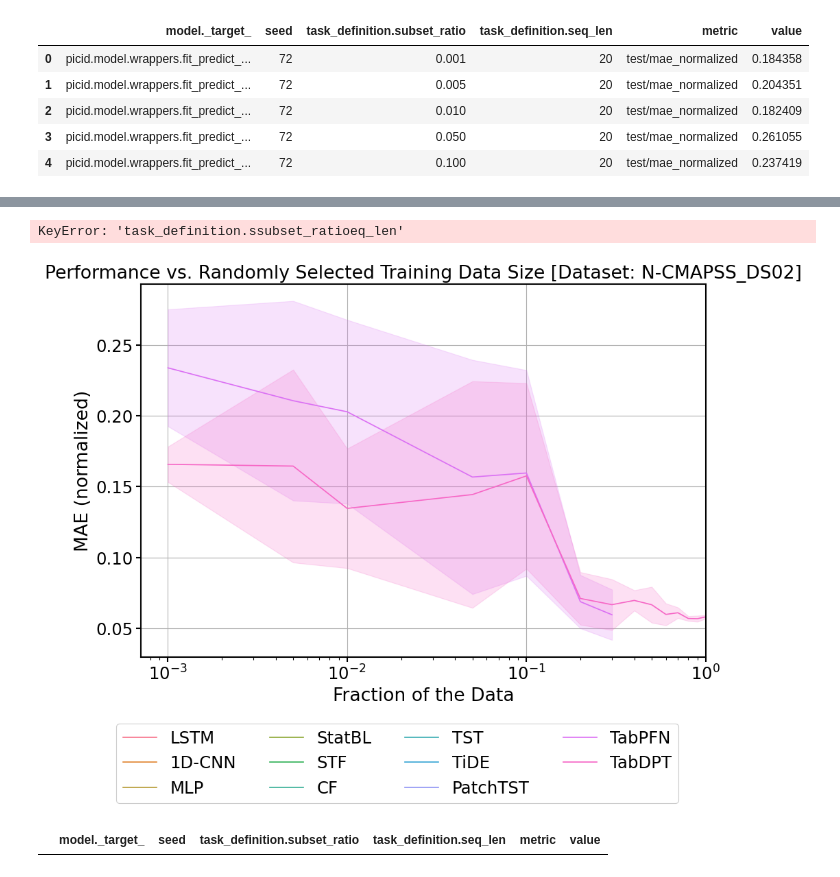
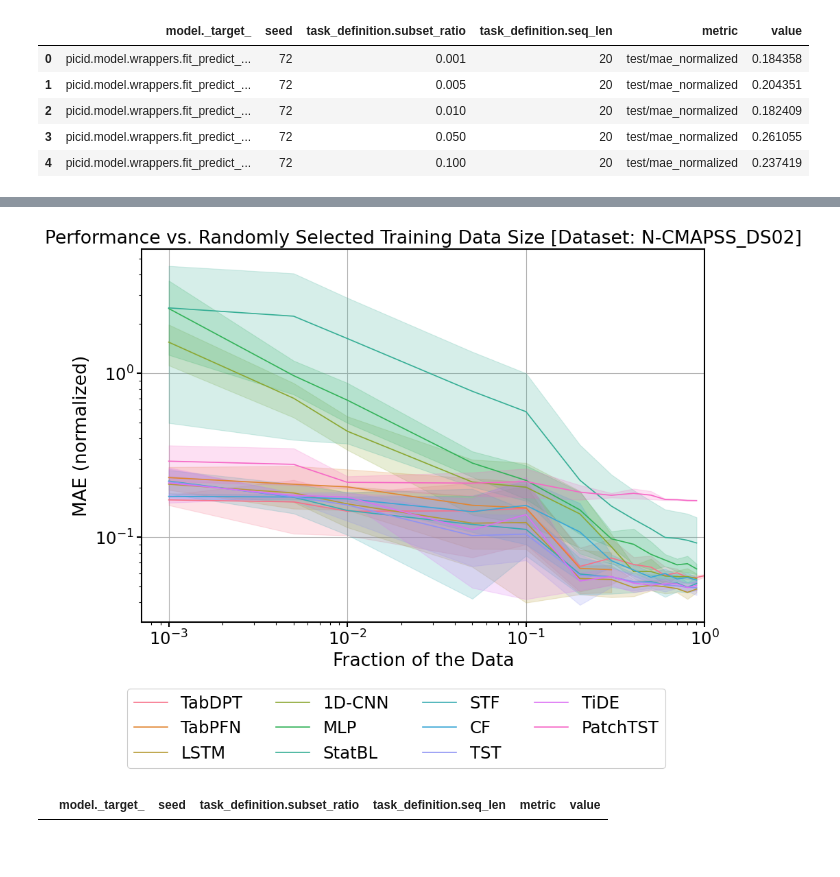
Before and after one commit to EPFL-IMOS/picid, a Jupyter notebook: picid_report/scaling_laws_plots.ipynb, the cells around one changed output, grey strips where cells are left out. Drawn from its saved outputs; the diff is of its cells as text; code cells hidden in the pictures.

Commit message:
work on scaling law results

```diff
--- a/picid_report/scaling_laws_plots.ipynb
+++ b/picid_report/scaling_laws_plots.ipynb
@@ -43,6 +43,12 @@ PROJECT_NAME = "16_04_2026_scaling_mzvav_diagnostics_"
 PROJECT_NAME = "16_04_2026_scaling_blockwise_unibo_prognostics_combined"
 PROJECT_NAME = "16_04_2026_scaling_concepts_n_cmapss_ds02_prognostics_"
 PROJECT_NAME = "16_04_2026_scaling_blockwise_concepts_n_cmapss_ds02_prognostics_"
+
+PROJECT_NAME = "16_04_2026_scaling_concepts_n_cmapss_ds02_prognostics_"
+PROJECT_NAME = "16_04_2026_scaling_blockwise_concepts_n_cmapss_ds02_prognostics_"
+PROJECT_NAME = "16_04_2026_scaling_unibo_prognostics_combined"
+PROJECT_NAME = "16_04_2026_scaling_blockwise_unibo_prognostics_combined"
+PROJECT_NAME = "16_04_2026_scaling_blockwise_mzvav_diagnostics_"
 
 # PROJECT_NAME = "n_cmapss_final"
 # PROJECT_NAME = "TabPFN_ds02_sweep_2025_10_09"
@@ -334,7 +382,5 @@ plot_df[(plot_df["task_definition.subset_ratio"] == 0.01) & (plot_df["metric"] =
 # %%
-plot_df.groupby(["model._target_", "task_definition.ssubset_ratioeq_len"]).agg("count")
+plot_df.groupby(["model._target_", "task_definition.subset_ratio"]).agg("count").to_csv("model_subset_counts.csv")
-# %% [output]
-KeyError: 'task_definition.ssubset_ratioeq_len'
 # %%
 from matplotlib import pyplot as plt
 with sns.plotting_context("paper", font_scale=2, rc={"font.family": "Helvetica"}):
@@ -369,7 +415,19 @@ with sns.plotting_context("paper", font_scale=2, rc={"font.family": "Helvetica"}
         'picid.model.wrappers.fit_predict_tabdpt_wrapper.FitPredictTabDPTWrapper': "TabDPT"
     }
 
-
+    variable_rename = {
+        'picid.model.wrappers.fit_predict_tabdpt_wrapper.FitPredictTabDPTWrapper': "TabDPT",
+        'picid.model.wrappers.fit_predict_tabpfn_wrapper.FitPredictTabPFNWrapper': "TabPFN",
+        'picid.model.forecasters.lstm_model.LSTM_Forecaster': "LSTM",
+        'picid.model.estimators.cnn1d.wrapper.CNN1D_Wrapper': "1D-CNN",
+        'picid.model.estimators.mlp.wrapper.MLPWrapper': "MLP",
+        'picid.model.estimators.statistical.wrapper.StatisticalBaselineWrapper': "StatBL",
+        'picid.model.forecasters.spacetimeformer_model.Spacetimeformer_Forecaster': "STF",
+        'picid.model.forecasters.crossformer_model.Crossformer_Forecaster': "CF",
+        'picid.model.forecasters.timeseries_transformer_model.Timeseries_Transformer_Forecaster': "TST",
+        'picid.model.forecasters.tide_model.TiDE_Forecaster': "TiDE",
+        'picid.model.forecasters.patchtst_model.PatchTST_Forecaster': "PatchTST",
+    }
 
 
     if "n_cmapss_ds02" in PROJECT_NAME:
@@ -428,7 +486,7 @@ with sns.plotting_context("paper", font_scale=2, rc={"font.family": "Helvetica"}
     ax.set_title(f"Performance vs. Randomly Selected Training Data Size [Dataset: {dataset_name}]")
     ax.set_ylabel(metric)
     ax.set_xlabel("Fraction of the Data")
-    # ax.set_yscale('log')
+    ax.set_yscale('log')
     ax.set_xscale('log')
     ax.set_axisbelow(True)
     ax.set_xlim(0.0, 1.0)
@@ -438,34 +496,34 @@ with sns.plotting_context("paper", font_scale=2, rc={"font.family": "Helvetica"}
     # Add a box around the plot
     for spine in ax.spines.values():
         spine.set_visible(True)  # Make all spines visible
         spine.set_linewidth(1.5)  # Adjust the box line width if needed
         spine.set_color('black')      # Set the color of the frame
 
     # Set tick indicators (tick marks) thickness to 1.5
     ax.tick_params(axis='x', width=1.5)  # X-axis tick indicators
     ax.tick_params(axis='y', width=1.5)  # Y-axis tick indicators
 
     ax.set_ylabel(y_label)
 
     handles, labels, title = extract_handles_labels_title(ax)
     labels = [variable_rename[l] for l in labels]
 
     legend = fig.legend(
     handles=handles,
     labels=labels,
     title='',
     loc='upper center',
     bbox_to_anchor=(0.5, 0.02),
     ncol=4,
     framealpha=1,
     )
 
     fig.tight_layout()
 
     fig.savefig(f'picid_report_artifacts/scaling_laws_{dataset_name}_{metric.split("/")[1]}.pdf',
                 dpi=300, transparent=True, bbox_extra_artists=(legend,), bbox_inches='tight')
 # %% [output]
-[figure, old version]
+[figure, new version]
 # %%
 plot_df[plot_df["model._target_"] == "picid.model.wrappers.fit_predict_tabdpt_wrapper.FitPredictTabPFNWrapper"]
 # %% [output]
```
Also changed, not shown: parts of 5 cells of this notebook, 3 other files.
